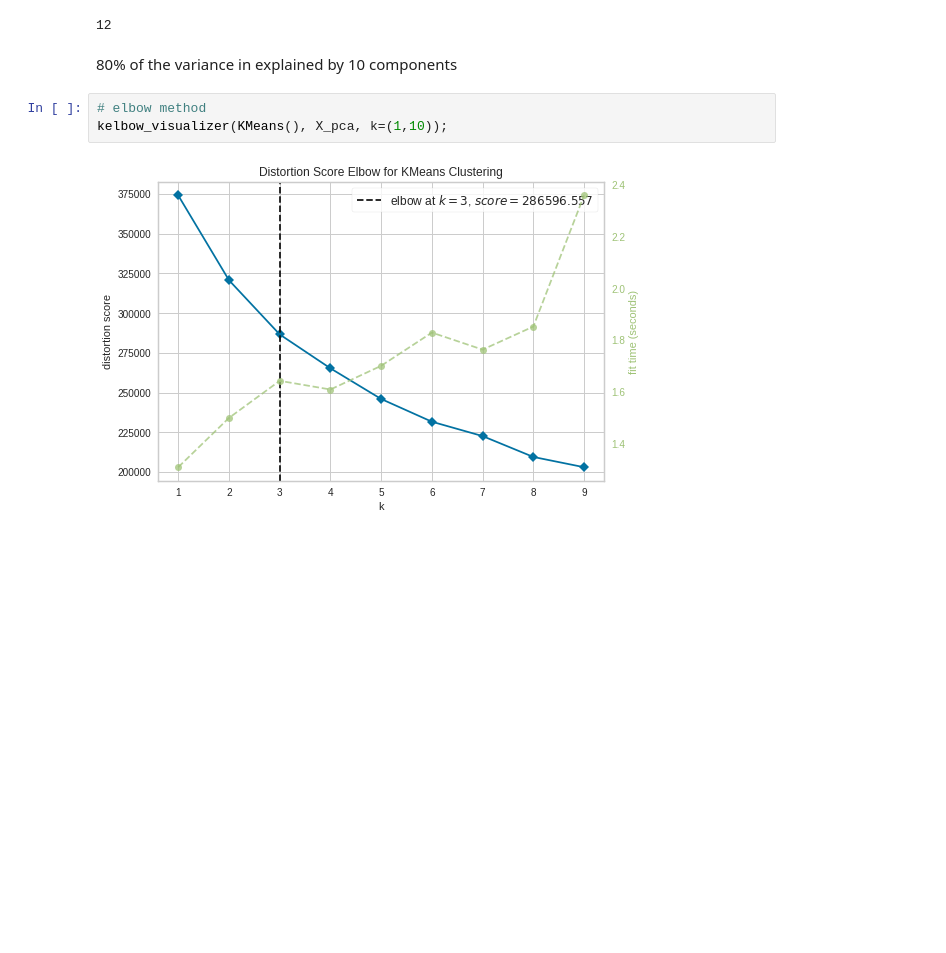
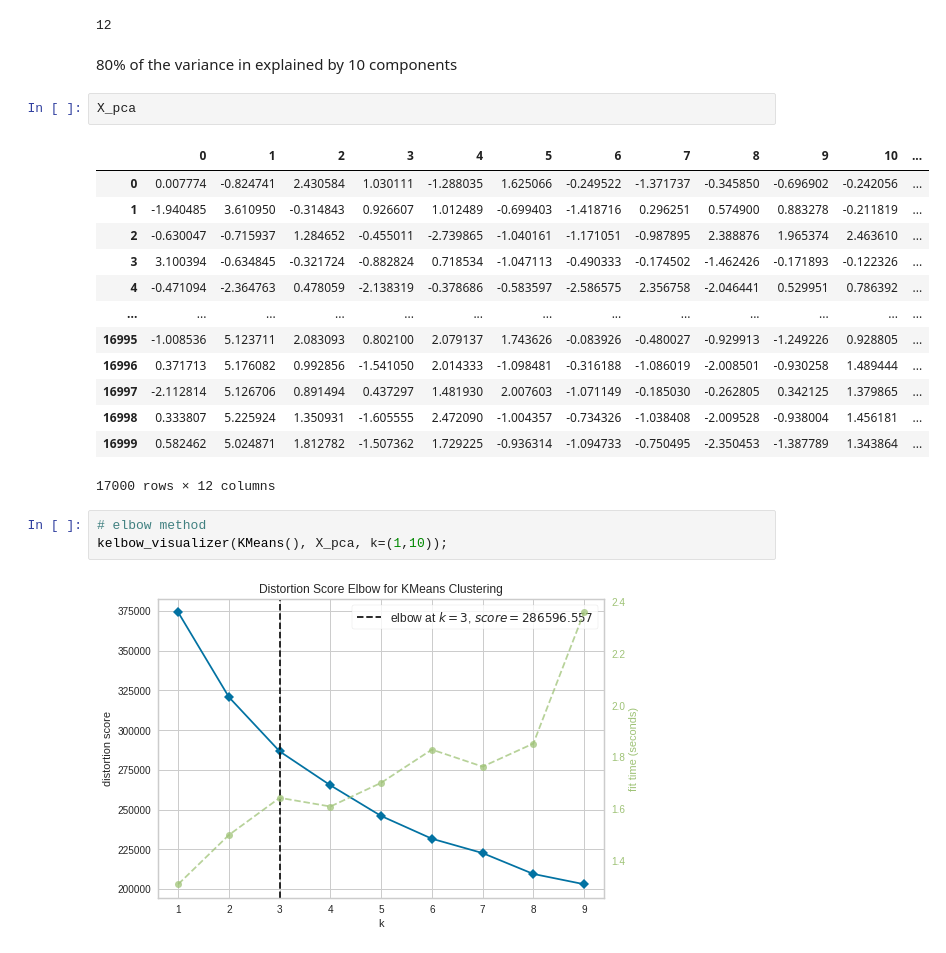
Before and after one commit to mbastard/TargetingCustomers_DAIB, a Jupyter notebook: clustering/clustering_gabriel.ipynb, the cells around one changed output. Cells and saved outputs as stored; diff of their text form; blank space fills up the shorter version.

```diff
--- a/clustering/clustering_gabriel.ipynb
+++ b/clustering/clustering_gabriel.ipynb
@@ -100,6 +100,22 @@ len(np.cumsum(pca.explained_variance_ratio_))
 12
 # %% [markdown]
 80% of the variance in explained by 10 components
+# %%
+X_pca
+# %% [output]
+|  | 0 | 1 | 2 | 3 | 4 | 5 | 6 | 7 | 8 | 9 | 10 | ... |
+| 0 | 0.007774 | -0.824741 | 2.430584 | 1.030111 | -1.288035 | 1.625066 | -0.249522 | -1.371737 | -0.345850 | -0.696902 | -0.242056 | ... |
+| 1 | -1.940485 | 3.610950 | -0.314843 | 0.926607 | 1.012489 | -0.699403 | -1.418716 | 0.296251 | 0.574900 | 0.883278 | -0.211819 | ... |
+| 2 | -0.630047 | -0.715937 | 1.284652 | -0.455011 | -2.739865 | -1.040161 | -1.171051 | -0.987895 | 2.388876 | 1.965374 | 2.463610 | ... |
+| 3 | 3.100394 | -0.634845 | -0.321724 | -0.882824 | 0.718534 | -1.047113 | -0.490333 | -0.174502 | -1.462426 | -0.171893 | -0.122326 | ... |
+| 4 | -0.471094 | -2.364763 | 0.478059 | -2.138319 | -0.378686 | -0.583597 | -2.586575 | 2.356758 | -2.046441 | 0.529951 | 0.786392 | ... |
+| ... | ... | ... | ... | ... | ... | ... | ... | ... | ... | ... | ... | ... |
+| 16995 | -1.008536 | 5.123711 | 2.083093 | 0.802100 | 2.079137 | 1.743626 | -0.083926 | -0.480027 | -0.929913 | -1.249226 | 0.928805 | ... |
+| 16996 | 0.371713 | 5.176082 | 0.992856 | -1.541050 | 2.014333 | -1.098481 | -0.316188 | -1.086019 | -2.008501 | -0.930258 | 1.489444 | ... |
+| 16997 | -2.112814 | 5.126706 | 0.891494 | 0.437297 | 1.481930 | 2.007603 | -1.071149 | -0.185030 | -0.262805 | 0.342125 | 1.379865 | ... |
+| 16998 | 0.333807 | 5.225924 | 1.350931 | -1.605555 | 2.472090 | -1.004357 | -0.734326 | -1.038408 | -2.009528 | -0.938004 | 1.456181 | ... |
+| 16999 | 0.582462 | 5.024871 | 1.812782 | -1.507362 | 1.729225 | -0.936314 | -1.094733 | -0.750495 | -2.350453 | -1.387789 | 1.343864 | ... |
+17000 rows × 12 columns
 # %%
 # elbow method
 kelbow_visualizer(KMeans(), X_pca, k=(1,10));
```
Also changed, not shown: parts of 4 cells of this notebook.
